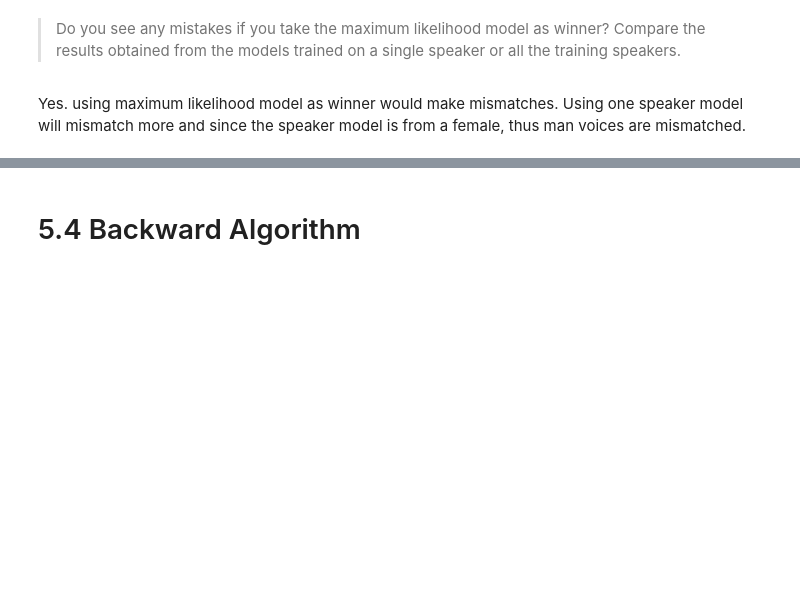
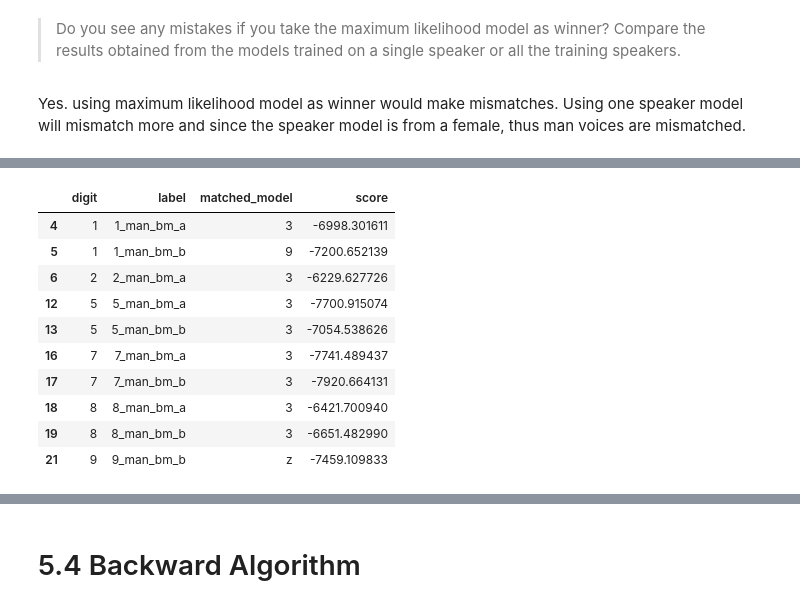
Before and after one commit to chris4540/DT2119, a Jupyter notebook: lab2/Presentation.ipynb, the cells around one changed output, grey strips where cells are left out. Saved outputs shown, nothing was run; the diff lists cells and outputs as text; code cells hidden in the pictures; blank space fills up the shorter version.

```diff
--- a/lab2/Presentation.ipynb
+++ b/lab2/Presentation.ipynb
@@ -59,0 +76,15 @@ Yes. using maximum likelihood model as winner would make mismatches. Using one s
+# %%
+# show only mismatched
+onespkr_match[onespkr_match['digit'] != onespkr_match['matched_model']]
+# %% [output]
+|  | digit | label | matched_model | score |
+| 4 | 1 | 1_man_bm_a | 3 | -6998.301611 |
+| 5 | 1 | 1_man_bm_b | 9 | -7200.652139 |
+| 6 | 2 | 2_man_bm_a | 3 | -6229.627726 |
+| 12 | 5 | 5_man_bm_a | 3 | -7700.915074 |
+| 13 | 5 | 5_man_bm_b | 3 | -7054.538626 |
+| 16 | 7 | 7_man_bm_a | 3 | -7741.489437 |
+| 17 | 7 | 7_man_bm_b | 3 | -7920.664131 |
+| 18 | 8 | 8_man_bm_a | 3 | -6421.700940 |
+| 19 | 8 | 8_man_bm_b | 3 | -6651.482990 |
+| 21 | 9 | 9_man_bm_b | z | -7459.109833 |
```
Also changed, not shown: parts of 11 cells of this notebook, 2 other files.
